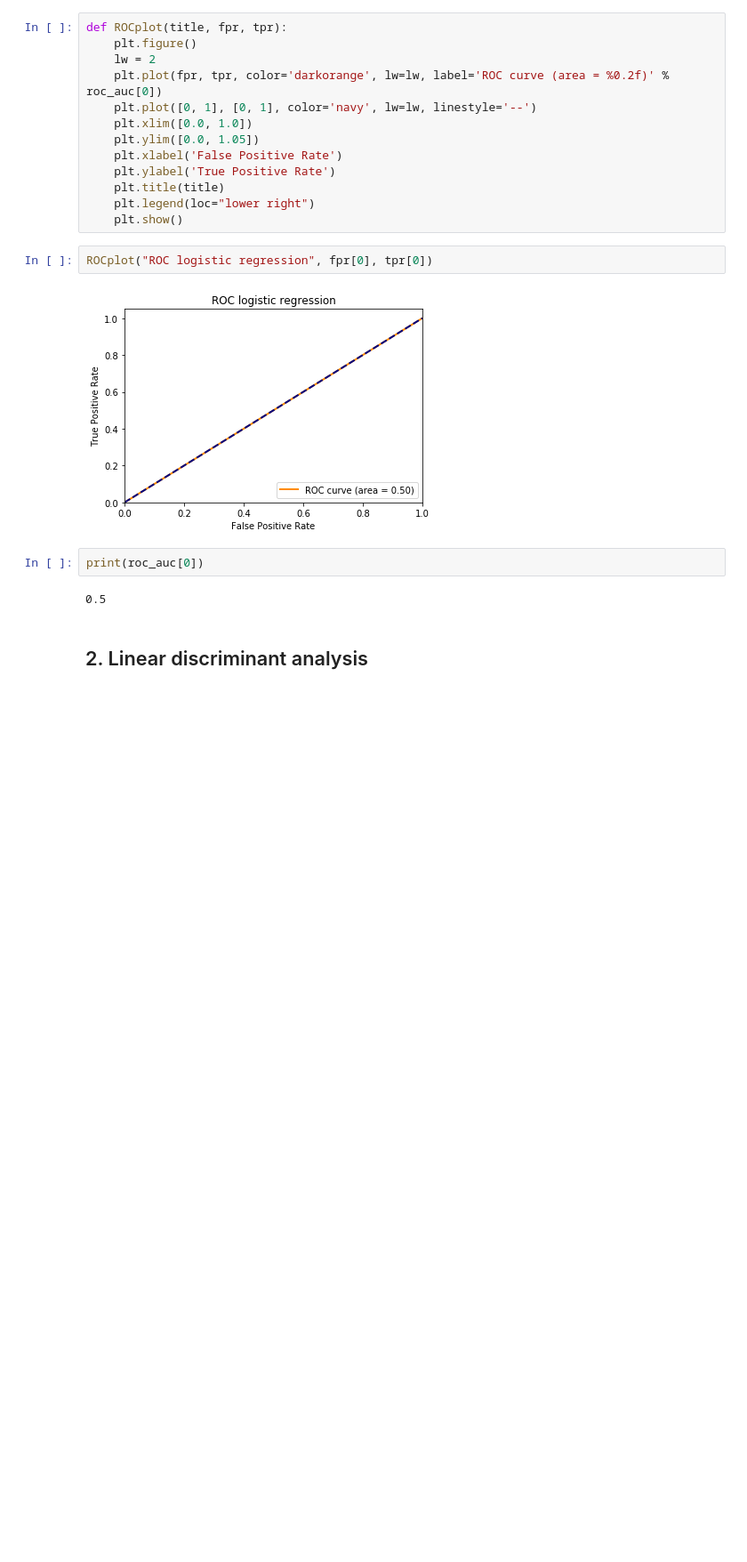
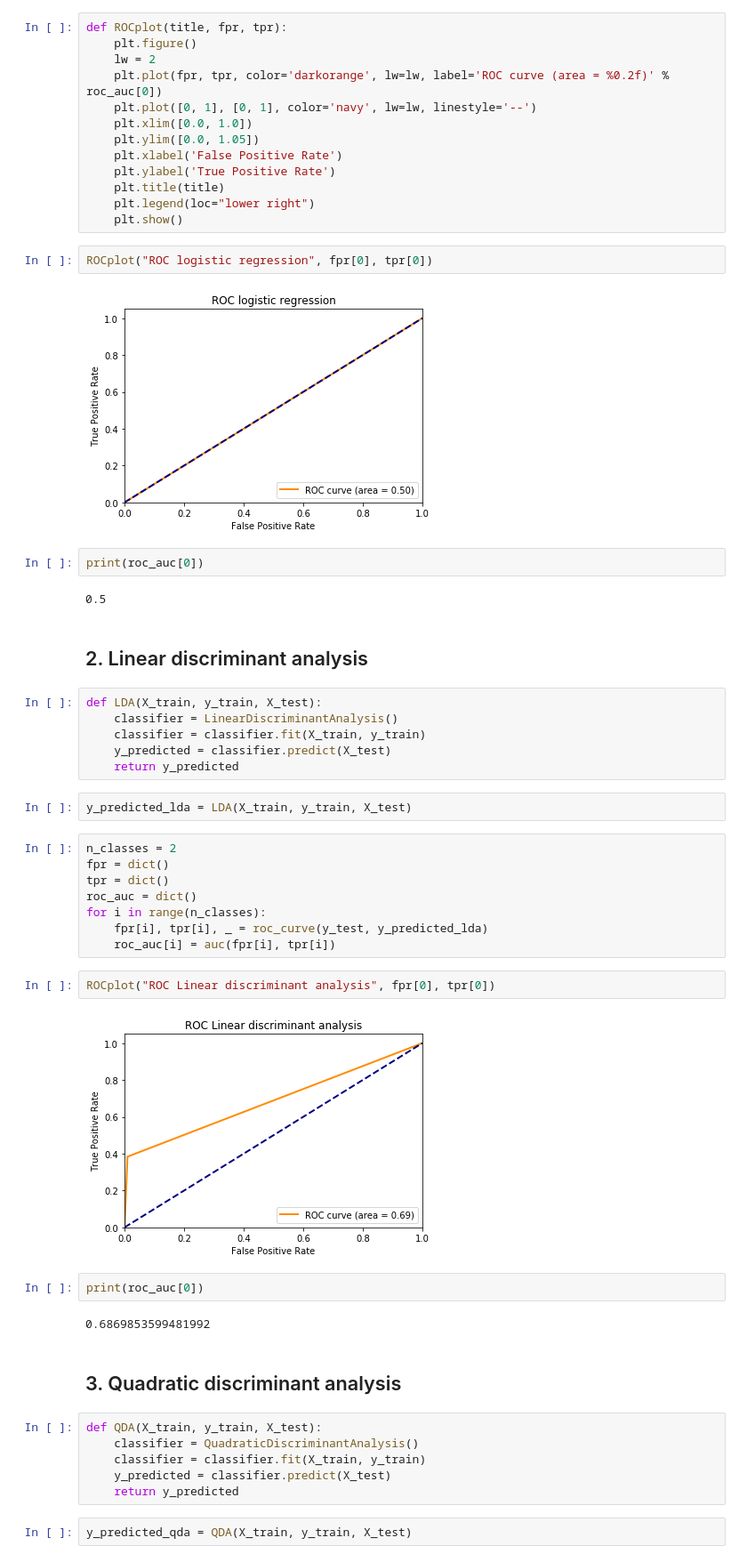
Before and after one commit to SABS-R3-projects/JA-ML, a Jupyter notebook: LR_LDA_QDA.ipynb, the cells around one changed output. Shown: that part at 89% size. Drawn from its saved outputs; the diff is of its cells as text; blank space fills up the shorter version.

```diff
--- a/LR_LDA_QDA.ipynb
+++ b/LR_LDA_QDA.ipynb
@@ -58,3 +59,37 @@ print(roc_auc[0])
 0.5
 # %% [markdown]
 ## 2. Linear discriminant analysis
+# %%
+def LDA(X_train, y_train, X_test):
+    classifier = LinearDiscriminantAnalysis()
+    classifier = classifier.fit(X_train, y_train)
+    y_predicted = classifier.predict(X_test)
+    return y_predicted
+# %%
+y_predicted_lda = LDA(X_train, y_train, X_test)
+# %%
+n_classes = 2
+fpr = dict()
+tpr = dict()
+roc_auc = dict()
+for i in range(n_classes):
+    fpr[i], tpr[i], _ = roc_curve(y_test, y_predicted_lda)
+    roc_auc[i] = auc(fpr[i], tpr[i])
+# %%
+ROCplot("ROC Linear discriminant analysis", fpr[0], tpr[0])
+# %% [output]
+[figure, added]
+# %%
+print(roc_auc[0])
+# %% [output]
+0.6869853599481992
+# %% [markdown]
+## 3. Quadratic discriminant analysis
+# %%
+def QDA(X_train, y_train, X_test):
+    classifier = QuadraticDiscriminantAnalysis()
+    classifier = classifier.fit(X_train, y_train)
+    y_predicted = classifier.predict(X_test)
+    return y_predicted
+# %%
+y_predicted_qda = QDA(X_train, y_train, X_test)
```
Also changed, not shown: parts of 4 cells of this notebook.
